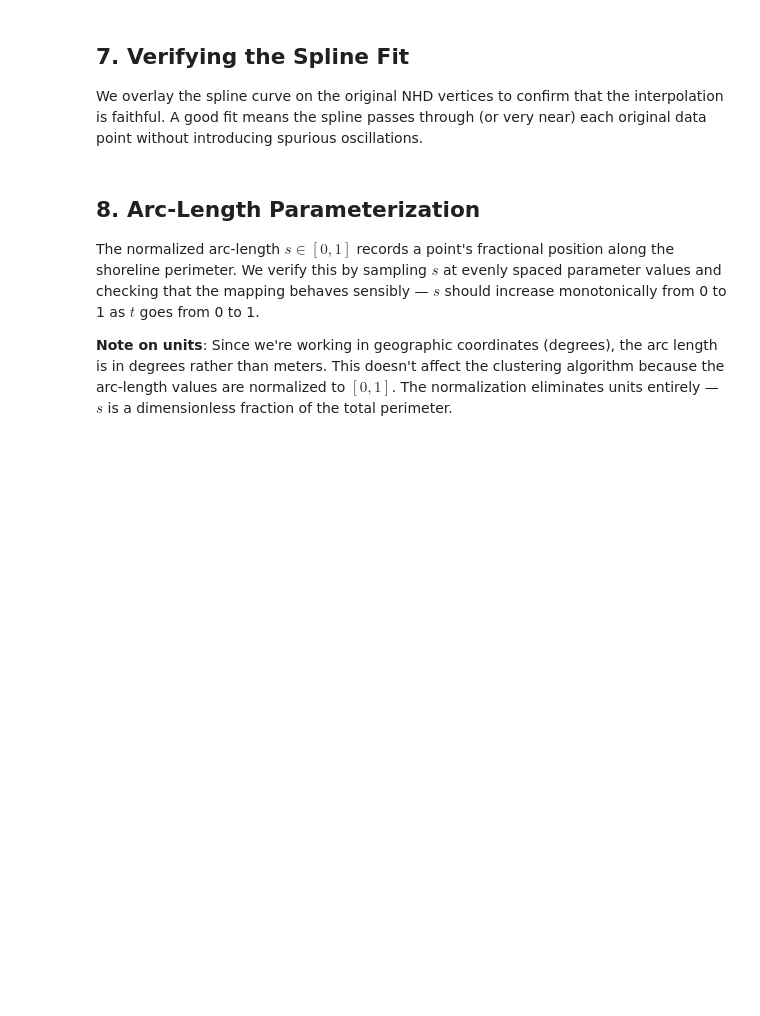
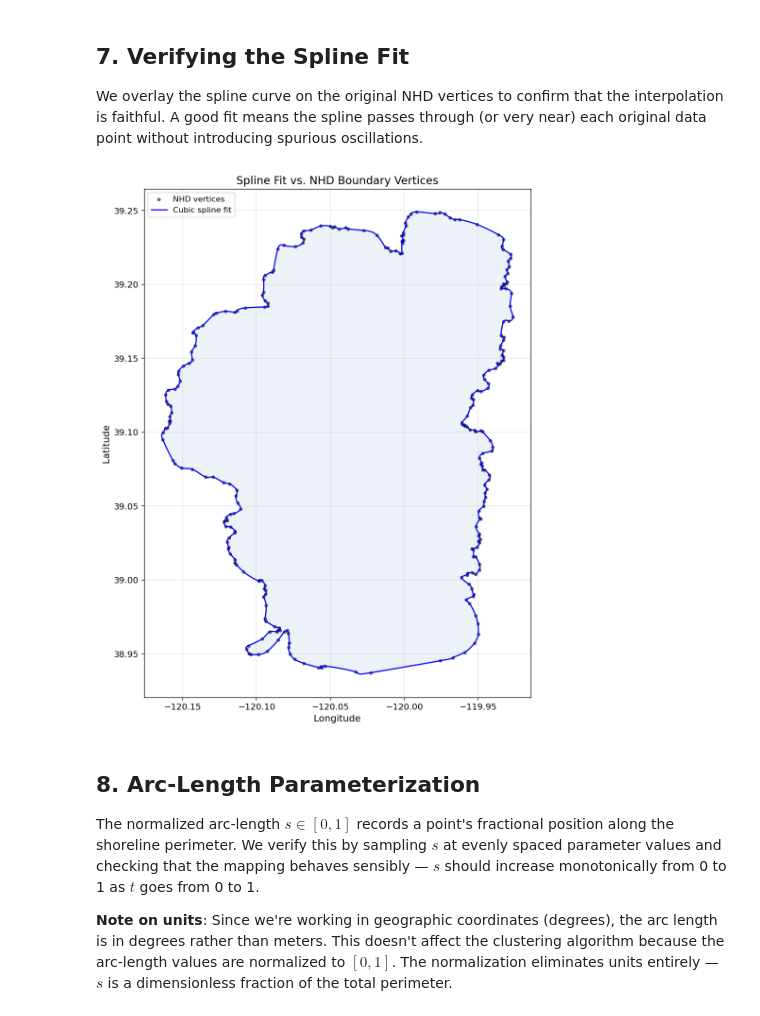
Before and after one commit to Michele-75/obstacle-aware-clustering, a Jupyter notebook: notebooks/02_lake_boundary.ipynb, the cells around one changed output. Saved outputs shown, nothing was run; the diff lists cells and outputs as text; code cells hidden in the pictures; blank space fills up the shorter version.

```diff
--- a/notebooks/02_lake_boundary.ipynb
+++ b/notebooks/02_lake_boundary.ipynb
@@ -272,26 +282,28 @@ We overlay the spline curve on the original NHD vertices to confirm that the int
 # %%
 # Sample the spline at many points for a smooth curve
 spline_pts = boundary.sample_boundary(n_points=1000)
 
 fig, ax = plt.subplots(figsize=(8, 10))
 
 # Original NHD vertices
-ax.scatter(lon, lat, c='gray', s=8, alpha=0.5, zorder=2, label='NHD vertices')
+ax.scatter(lon, lat, c='black', s=12, alpha=0.5, zorder=2, label='NHD vertices')
 
 # Spline interpolation
 ax.plot(spline_pts[:, 0], spline_pts[:, 1], 'b-', linewidth=1.5,
         zorder=3, label='Cubic spline fit')
 
 ax.fill(spline_pts[:, 0], spline_pts[:, 1], alpha=0.1, color='steelblue')
 
 ax.set_xlabel('Longitude', fontsize=12)
 ax.set_ylabel('Latitude', fontsize=12)
 ax.set_title('Spline Fit vs. NHD Boundary Vertices', fontsize=14)
 ax.legend(fontsize=10)
 ax.set_aspect('equal')
 ax.grid(True, alpha=0.3)
 plt.tight_layout()
 plt.show()
+# %% [output]
+[figure, added]
 # %% [markdown]
 ## 8. Arc-Length Parameterization
 
```
Also changed, not shown: parts of 10 cells of this notebook.
